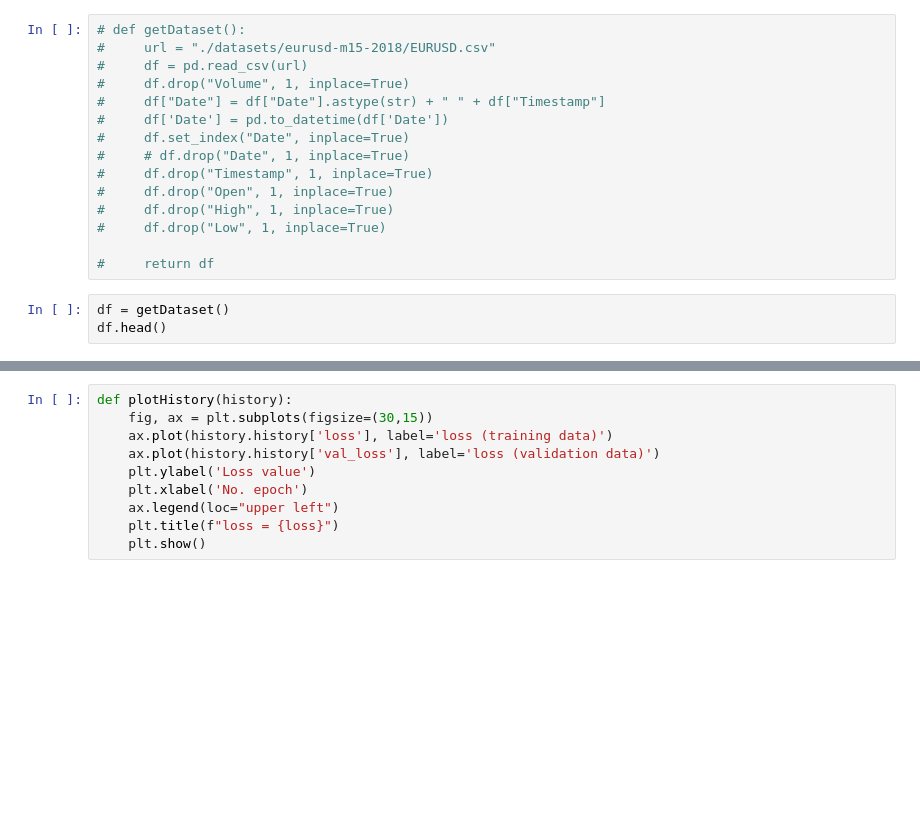
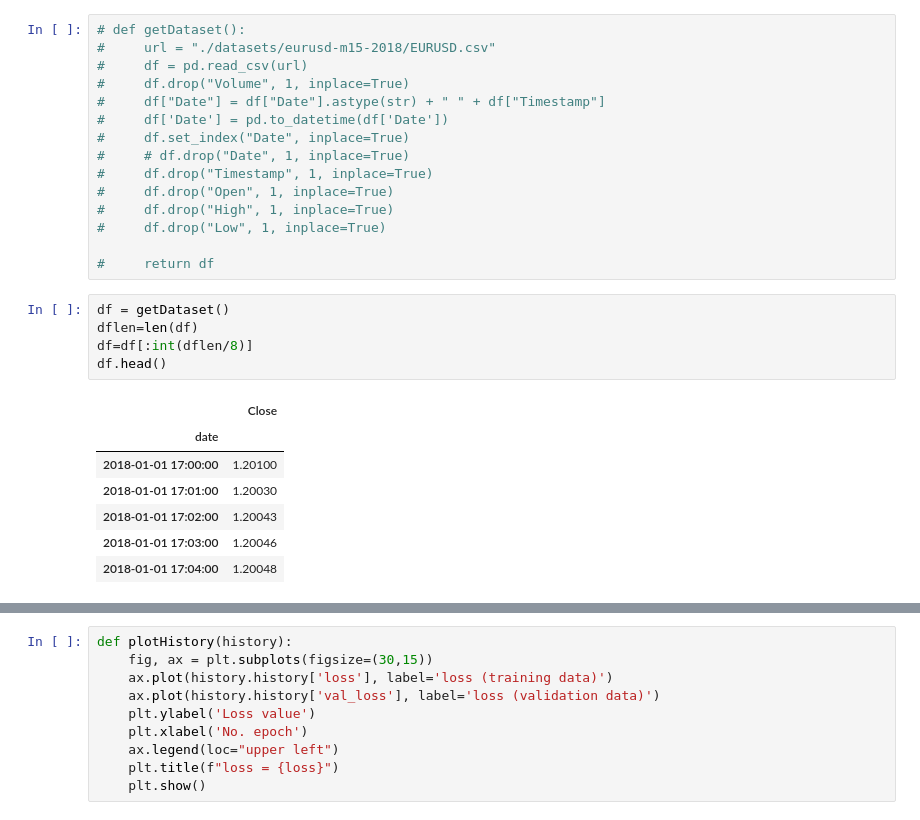
Before and after one commit to aerfio/magisterka, a Jupyter notebook: ewma.ipynb, the cells around one changed output, grey strips where cells are left out. Drawn from its saved outputs; the diff is of its cells as text; blank space fills up the shorter version.

```diff
--- a/ewma.ipynb
+++ b/ewma.ipynb
@@ -46,7 +46,17 @@ def getDataset():
 #     return df
 # %%
 df = getDataset()
+dflen=len(df)
+df=df[:int(dflen/8)]
 df.head()
+# %% [output]
+|  | Close |
+| date |  |
+| 2018-01-01 17:00:00 | 1.20100 |
+| 2018-01-01 17:01:00 | 1.20030 |
+| 2018-01-01 17:02:00 | 1.20043 |
+| 2018-01-01 17:03:00 | 1.20046 |
+| 2018-01-01 17:04:00 | 1.20048 |
 # %%
 df["ewma_close"]=df["Close"].ewm(ewm).mean()
 df.plot(figsize=(30,15))
```
Also changed, not shown: parts of 17 cells of this notebook, 6 other files.
